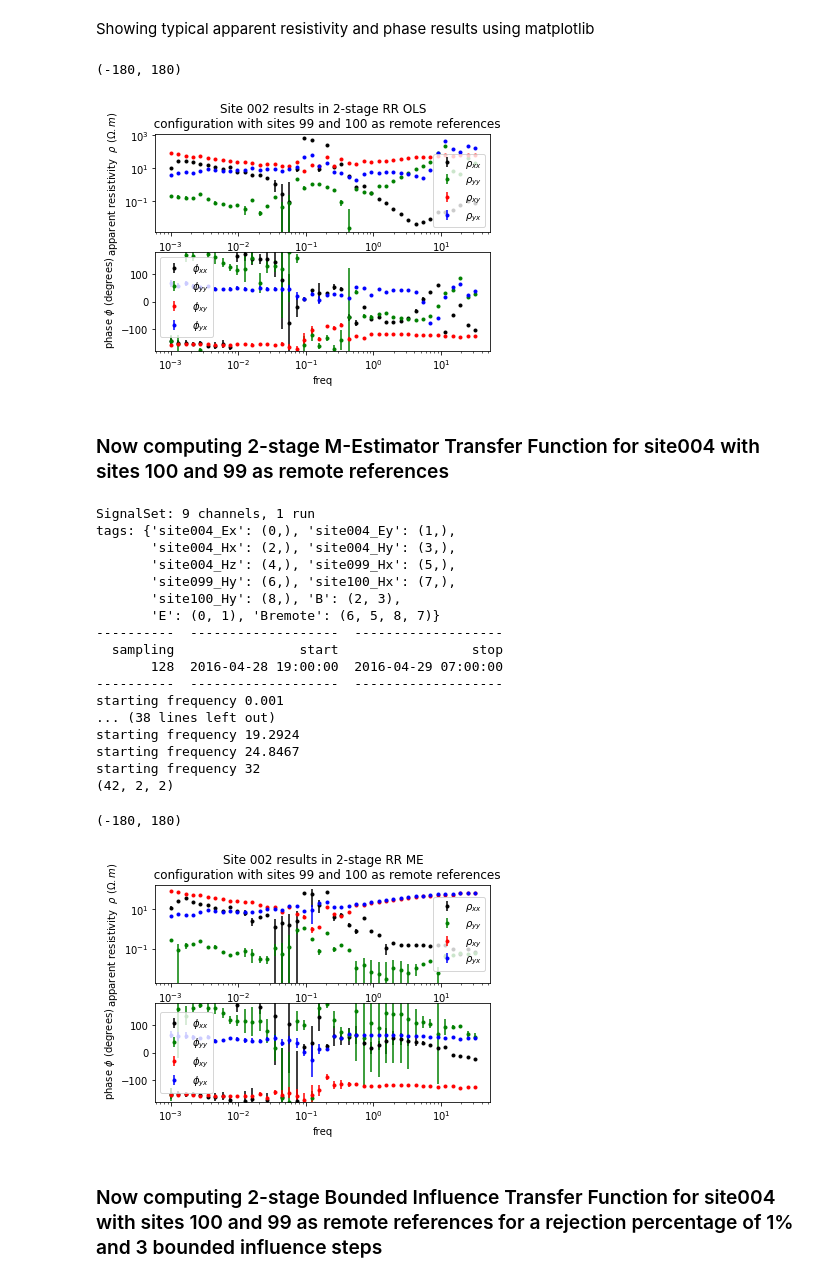
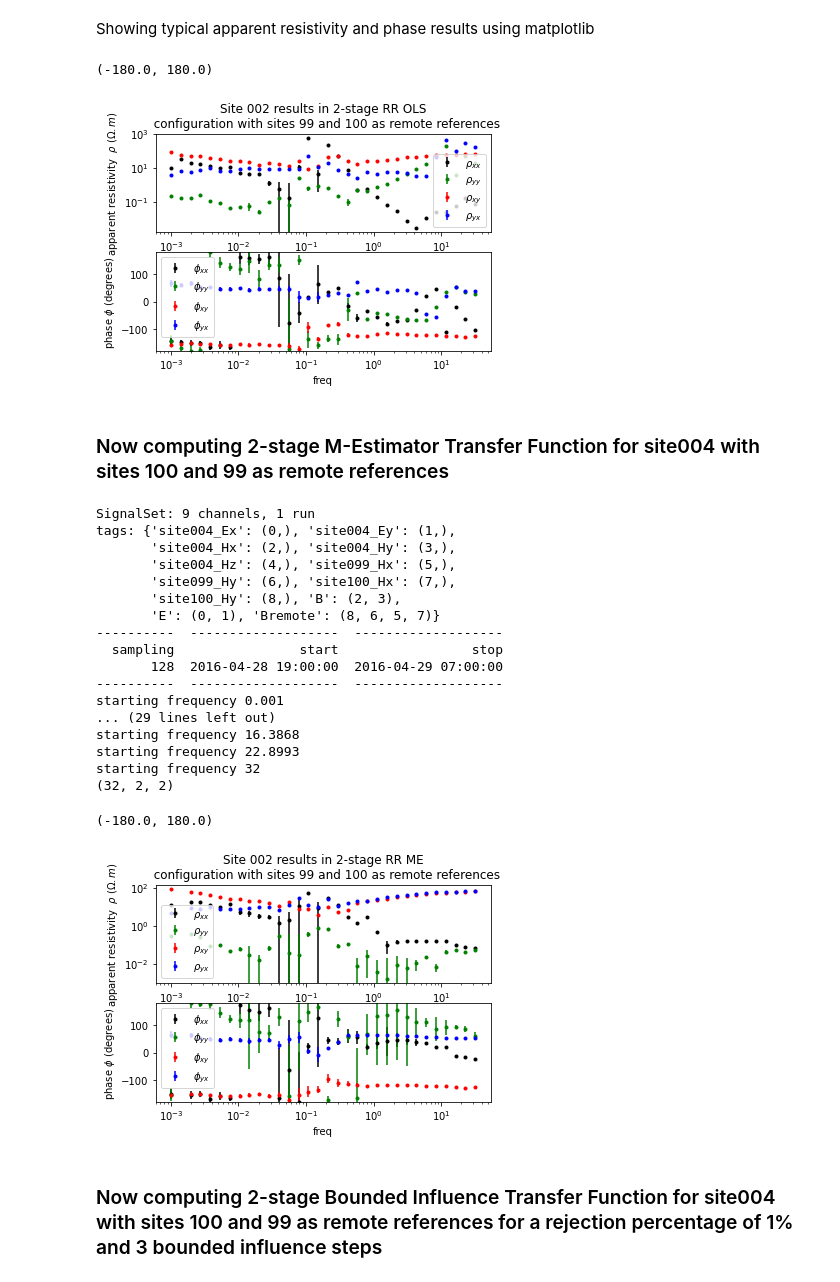
Before and after one commit to BRGM/razorback, a Jupyter notebook: docs/source/tutorials/survey-study.ipynb, the cells around one changed output. Cells and saved outputs as stored; diff of their text form; code cells hidden in the pictures.

```diff
--- a/docs/source/tutorials/survey-study.ipynb
+++ b/docs/source/tutorials/survey-study.ipynb
@@ -188,7 +188,7 @@ Defining a frequency array in logscale for TF computation
 # Definining your output frequency in logscale / you can reduce nb_freq if you want to make a quick test
 # as sampling frequency is 128, we go up to half a nyquist frequency which is 32 Hz
 # recordings are long enough to try to reach 1 mHz
-nb_freq=42
+nb_freq=32
 freq = np.logspace(-3, np.log10(32), nb_freq)
 print(freq)
 # %% [output]
@@ -243,8 +240,8 @@ phi_err = np.rad2deg(rad_err)
 
 fig = plt.figure()
 ax = plt.subplot(2, 1, 1)
-ax.set_xscale("log", nonposx='clip')
-ax.set_yscale("log", nonposy='clip')
+ax.set_xscale("log", nonpositive='clip')
+ax.set_yscale("log", nonpositive='clip')
 ax.errorbar(freq, rho[:,0,0], yerr=rho_err[:,0,0], fmt='k.', label=r'$\rho_{xx}$')
 ax.errorbar(freq, rho[:,1,1], yerr=rho_err[:,1,1], fmt='g.', label=r'$\rho_{yy}$')
 ax.errorbar(freq, rho[:,0,1], yerr=rho_err[:,0,1], fmt='r.', label=r'$\rho_{xy}$')
@@ -255,7 +252,7 @@ plt.legend()
 
 plt.title('Site 002 results in 2-stage RR OLS\n  configuration with sites 99 and 100 as remote references')
 ax = plt.subplot(2, 1, 2)
-ax.set_xscale("log", nonposx='clip')
+ax.set_xscale("log", nonpositive='clip')
 ax.errorbar(freq, phi[:,0,0], yerr=phi_err[:,0,0], fmt='k.', label=r'$\phi_{xx}$')
 ax.errorbar(freq, phi[:,1,1], yerr=phi_err[:,1,1], fmt='g.', label=r'$\phi_{yy}$')
 ax.errorbar(freq, phi[:,0,1], yerr=phi_err[:,0,1], fmt='r.', label=r'$\phi_{xy}$')
@@ -265,13 +262,13 @@ plt.ylabel(r'phase $\phi$ (degrees)');
 plt.legend()
 plt.ylim(-180, 180)
 # %% [output]
-(-180, 180)
+(-180.0, 180.0)
-[figure, old version]
+[figure, new version]
 # %% [markdown]
 ### Now computing 2-stage M-Estimator Transfer Function for site004 with sites 100 and 99 as remote references
 # %%
 from razorback.weights import mest_weights
-from razorback.prefilters import bcoher_filter
+from razorback.prefilters import cod_filter
 
 sig = prepare_signalset(inv, 'site004', ['site100', 'site099'])
 print(sig)
@@ -279,7 +276,7 @@ ImpME = rb.utils.impedance(
     sig, freq,
     weights= mest_weights,
     remote='Bremote', # including the remotes references in the computation,
-    prefilter=bcoher_filter(0.0), # no coherency prefilter...
+    prefilter=cod_filter(0.0), # no coherency prefilter...
     fourier_opts=dict( Nper= 8,  overlap= 0.71) # fourier options with 8 periods by window, and 71% of overlap
 )
 print(ImpME.impedance.shape)
@@ -290,52 +287,52 @@ tags: {'site004_Ex': (0,), 'site004_Ey': (1,),
        'site004_Hz': (4,), 'site099_Hx': (5,),
        'site099_Hy': (6,), 'site100_Hx': (7,),
        'site100_Hy': (8,), 'B': (2, 3),
-       'E': (0, 1), 'Bremote': (6, 5, 8, 7)}
+       'E': (0, 1), 'Bremote': (8, 6, 5, 7)}
 ----------  -------------------  -------------------
   sampling                start                 stop
        128  2016-04-28 19:00:00  2016-04-29 07:00:00
 ----------  -------------------  -------------------
 starting frequency 0.001
-... (38 lines left out)
-starting frequency 19.2924
-starting frequency 24.8467
+... (29 lines left out)
+starting frequency 16.3868
+starting frequency 22.8993
 starting frequency 32
-(42, 2, 2)
+(32, 2, 2)
 # %%
 res = ImpME
 rho = 1e12 * np.abs(res.impedance)**2 / freq[:, None, None]
 rho_err = 1e12 * np.abs(res.error)**2 / freq[:, None, None]
 phi = np.angle(res.impedance, deg=True)
 rad_err = np.arcsin(res.error/abs(res.impedance))
 rad_err[np.isnan(rad_err)] = np.pi
 phi_err = np.rad2deg(rad_err)
 
 fig = plt.figure()
 ax = plt.subplot(2, 1, 1)
-ax.set_xscale("log", nonposx='clip')
-ax.set_yscale("log", nonposy='clip')
+ax.set_xscale("log", nonpositive='clip')
+ax.set_yscale("log", nonpositive='clip')
 ax.errorbar(freq, rho[:,0,0], yerr=rho_err[:,0,0], fmt='k.', label=r'$\rho_{xx}$')
 ax.errorbar(freq, rho[:,1,1], yerr=rho_err[:,1,1], fmt='g.', label=r'$\rho_{yy}$')
 ax.errorbar(freq, rho[:,0,1], yerr=rho_err[:,0,1], fmt='r.', label=r'$\rho_{xy}$')
 ax.errorbar(freq, rho[:,1,0], yerr=rho_err[:,1,0], fmt='b.', label=r'$\rho_{yx}$')
 plt.xlabel('freq')
 plt.ylabel(r'apparent resistivity  $\rho$ ($\Omega.m$)');
 plt.legend()
 
 plt.title('Site 002 results in 2-stage RR ME\n  configuration with sites 99 and 100 as remote references')
 ax = plt.subplot(2, 1, 2)
-ax.set_xscale("log", nonposx='clip')
+ax.set_xscale("log", nonpositive='clip')
 ax.errorbar(freq, phi[:,0,0], yerr=phi_err[:,0,0], fmt='k.', label=r'$\phi_{xx}$')
 ax.errorbar(freq, phi[:,1,1], yerr=phi_err[:,1,1], fmt='g.', label=r'$\phi_{yy}$')
 ax.errorbar(freq, phi[:,0,1], yerr=phi_err[:,0,1], fmt='r.', label=r'$\phi_{xy}$')
 ax.errorbar(freq, phi[:,1,0], yerr=phi_err[:,1,0], fmt='b.', label=r'$\phi_{yx}$')
 plt.xlabel('freq')
 plt.ylabel(r'phase $\phi$ (degrees)');
 plt.legend()
 plt.ylim(-180, 180)
 # %% [output]
-(-180, 180)
+(-180.0, 180.0)
-[figure, old version]
+[figure, new version]
 # %% [markdown]
 ### Now computing 2-stage Bounded Influence Transfer Function for site004 with sites 100 and 99 as remote references for a rejection percentage of 1% and 3 bounded influence steps
 # %%
```
Also changed, not shown: parts of 6 cells of this notebook, 2 other files.
